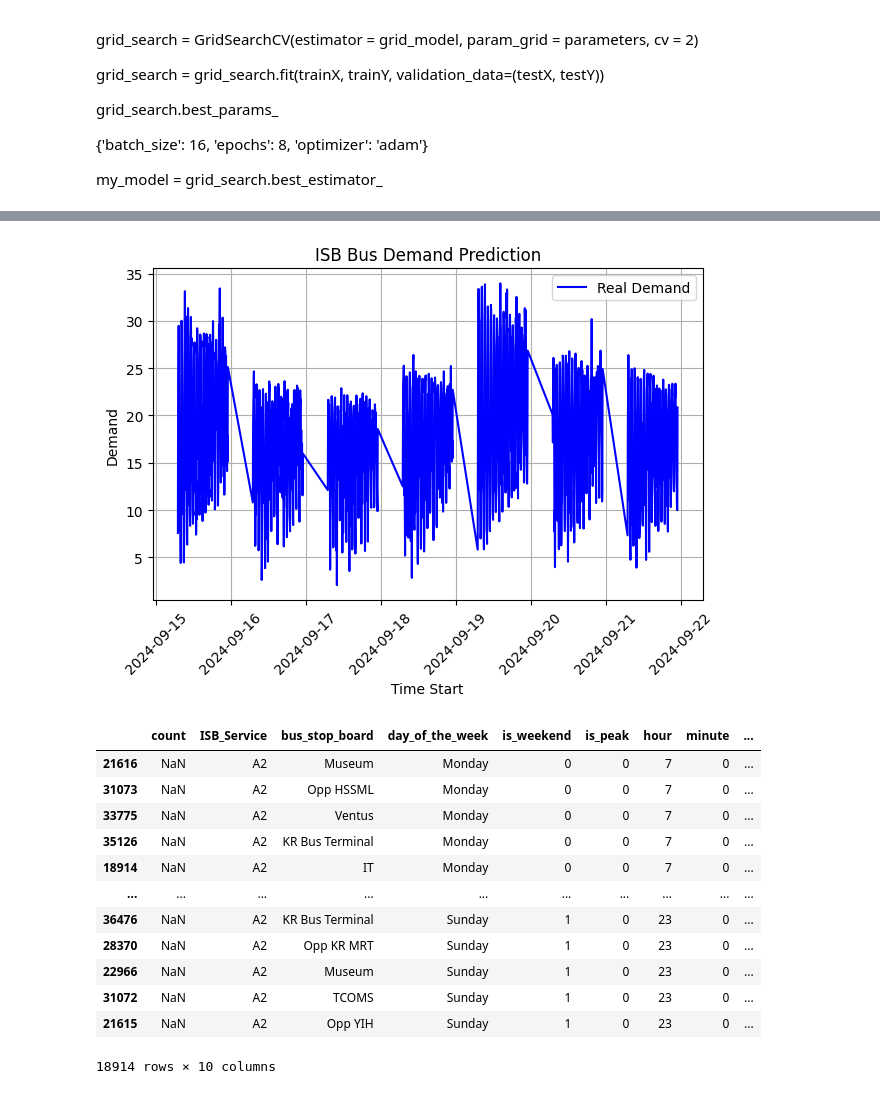
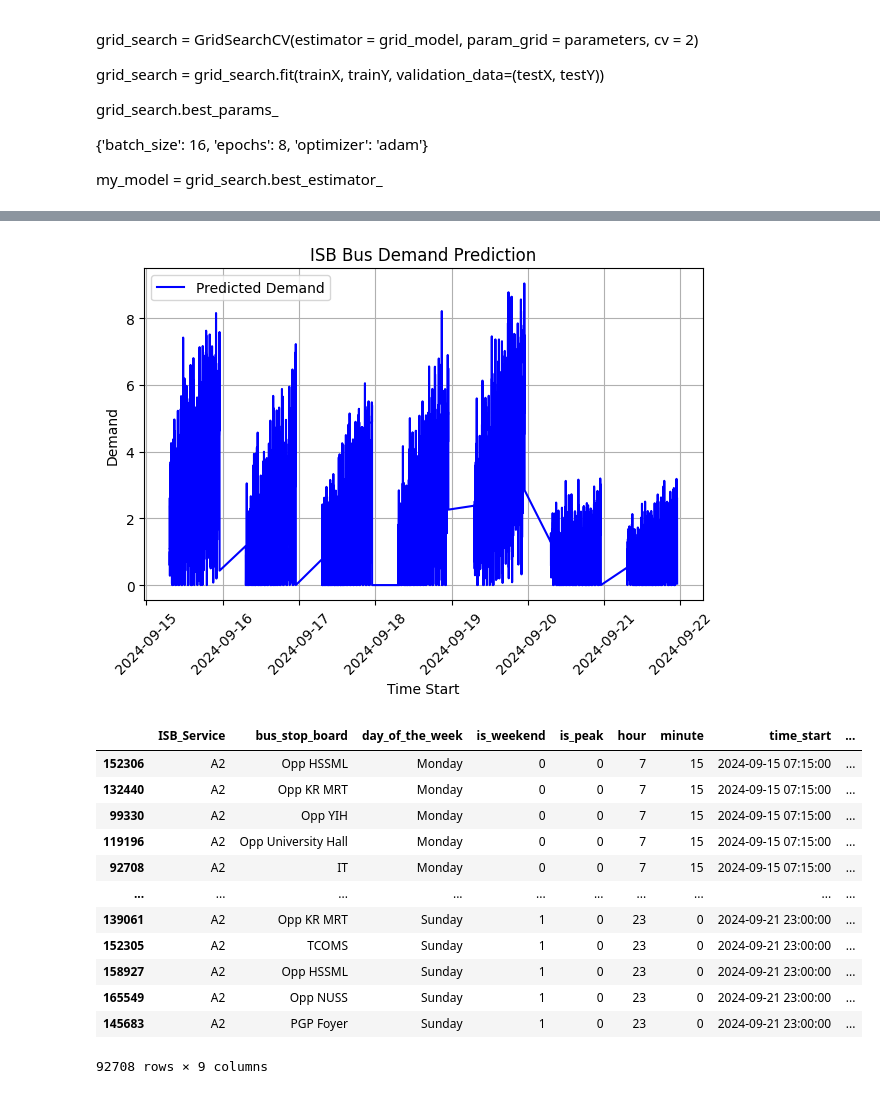
Before and after one commit to angelynnnnn/Optimizing-Public-Transport-Data, a Jupyter notebook: multivariate2.ipynb, the cells around one changed output, grey strips where cells are left out. Saved outputs shown, nothing was run; the diff lists cells and outputs as text; code cells hidden in the pictures.

Commit message:
forecasted demand

```diff
--- a/multivariate2.ipynb
+++ b/multivariate2.ipynb
@@ -874,0 +793,14 @@ future_df
+# %%
+# Step 1: Reshape predictions for inverse scaling
+predictions = np.array(predictions).reshape(-1, 1)
+
+# Step 2: Repeat predictions across all columns to match scaler's expected input shape
+prediction_copies_array = np.repeat(predictions, full_df.shape[1], axis=-1)
+
+# Step 3: Apply inverse transform to bring predictions back to the original scale
+y_pred_rescaled = scaler.inverse_transform(prediction_copies_array)[:, 0]  # Only the 'count' column
+
+future_predicted_count = future_df
+future_predicted_count['predicted_count'] = y_pred_rescaled[19059:]
+
+future_predicted_count
@@ -874,0 +821,8 @@ future_df
+# %%
+# Inverse transform each feature column
+future_predicted_count['bus_stop_board'] = label_encoder_bsb_f.inverse_transform(future_predicted_count['bus_stop_board'])
+future_predicted_count['ISB_Service'] = label_encoder_ISBS_f.inverse_transform(future_predicted_count['ISB_Service'])
+future_predicted_count['day_of_the_week'] = label_encoder_dotw_f.inverse_transform(future_predicted_count['day_of_the_week'])
+
+future_predicted_count = future_predicted_count.drop(columns=["count"])
+future_predicted_count
@@ -874,0 +843,6 @@ future_df
+# %%
+future_predicted_count['predicted_count'] = future_predicted_count['predicted_count'].apply(lambda x: max(x, 0))
+
+negative_count = (future_predicted_count['predicted_count'] < 0).sum()
+
+print(f"Number of negative values in 'predicted_count':", negative_count)
@@ -875,5 +858,5 @@ future_df
 # %%
-a2_future = future_df[(future_df['ISB_Service'] == 'A2')]
+a2_future = future_predicted_count[(future_predicted_count['ISB_Service'] == 'A2')]
 a2_Opp_KR_MRT_future = a2_future[(a2_future['bus_stop_board'] == 'Opp KR MRT')]
 
 # Assuming 'time_start' is the column you want to use for the x-axis
@@ -908,36 +891,36 @@ a2_future
 # %%
-d2_future = future_df[(future_df['ISB_Service'] == 'D2')]
+d2_future = future_predicted_count[(future_predicted_count['ISB_Service'] == 'D2')]
 d2_KR_MRT_future = d2_future[(d2_future['bus_stop_board'] == 'KR MRT')]
 
 # Assuming 'time_start' is the column you want to use for the x-axis
-plt.plot(d2_KR_MRT_future['time_start'], d2_KR_MRT_future['predicted_count'], color='blue', label='Real Demand')
+plt.plot(d2_KR_MRT_future['time_start'], d2_KR_MRT_future['predicted_count'], color='blue', label='Predicted Demand')
 #plt.plot(a2_Opp_KR_MRT_future['time_start'], a2_Opp_KR_MRT_future['predicted_count'], color='blue', label='Predicted Demand')
 
 plt.title('ISB Bus Demand Prediction')
 plt.xlabel('Time Start')  # x-axis label will be 'Time Start'
 plt.ylabel('Demand')      # y-axis label will remain 'Demand'
 plt.legend()
 plt.xticks(rotation=45)  # Optional: Rotate the x-axis labels for better readability if needed
 plt.grid(True)
 plt.tight_layout()  # Ensures the labels fit well if there's any issue with the layout
 plt.show()
 
 a2_future
 # %% [output]
-[figure, old version]
+[figure, new version]
-|  | count | ISB_Service | bus_stop_board | day_of_the_week | is_weekend | is_peak | hour | minute | ... |
-| 21616 | NaN | A2 | Museum | Monday | 0 | 0 | 7 | 0 | ... |
-| 31073 | NaN | A2 | Opp HSSML | Monday | 0 | 0 | 7 | 0 | ... |
-| 33775 | NaN | A2 | Ventus | Monday | 0 | 0 | 7 | 0 | ... |
-| 35126 | NaN | A2 | KR Bus Terminal | Monday | 0 | 0 | 7 | 0 | ... |
-| 18914 | NaN | A2 | IT | Monday | 0 | 0 | 7 | 0 | ... |
+|  | ISB_Service | bus_stop_board | day_of_the_week | is_weekend | is_peak | hour | minute | time_start | ... |
+| 152306 | A2 | Opp HSSML | Monday | 0 | 0 | 7 | 15 | 2024-09-15 07:15:00 | ... |
+| 132440 | A2 | Opp KR MRT | Monday | 0 | 0 | 7 | 15 | 2024-09-15 07:15:00 | ... |
+| 99330 | A2 | Opp YIH | Monday | 0 | 0 | 7 | 15 | 2024-09-15 07:15:00 | ... |
+| 119196 | A2 | Opp University Hall | Monday | 0 | 0 | 7 | 15 | 2024-09-15 07:15:00 | ... |
+| 92708 | A2 | IT | Monday | 0 | 0 | 7 | 15 | 2024-09-15 07:15:00 | ... |
 | ... | ... | ... | ... | ... | ... | ... | ... | ... | ... |
-| 36476 | NaN | A2 | KR Bus Terminal | Sunday | 1 | 0 | 23 | 0 | ... |
-| 28370 | NaN | A2 | Opp KR MRT | Sunday | 1 | 0 | 23 | 0 | ... |
-| 22966 | NaN | A2 | Museum | Sunday | 1 | 0 | 23 | 0 | ... |
-| 31072 | NaN | A2 | TCOMS | Sunday | 1 | 0 | 23 | 0 | ... |
-| 21615 | NaN | A2 | Opp YIH | Sunday | 1 | 0 | 23 | 0 | ... |
+| 139061 | A2 | Opp KR MRT | Sunday | 1 | 0 | 23 | 0 | 2024-09-21 23:00:00 | ... |
+| 152305 | A2 | TCOMS | Sunday | 1 | 0 | 23 | 0 | 2024-09-21 23:00:00 | ... |
+| 158927 | A2 | Opp HSSML | Sunday | 1 | 0 | 23 | 0 | 2024-09-21 23:00:00 | ... |
+| 165549 | A2 | Opp NUSS | Sunday | 1 | 0 | 23 | 0 | 2024-09-21 23:00:00 | ... |
+| 145683 | A2 | PGP Foyer | Sunday | 1 | 0 | 23 | 0 | 2024-09-21 23:00:00 | ... |
-18914 rows × 10 columns
+92708 rows × 9 columns
 # %%
 # Plotting
 plt.figure(figsize=(12, 6))
```
Also changed, not shown: parts of 32 cells of this notebook, 1 other file.
